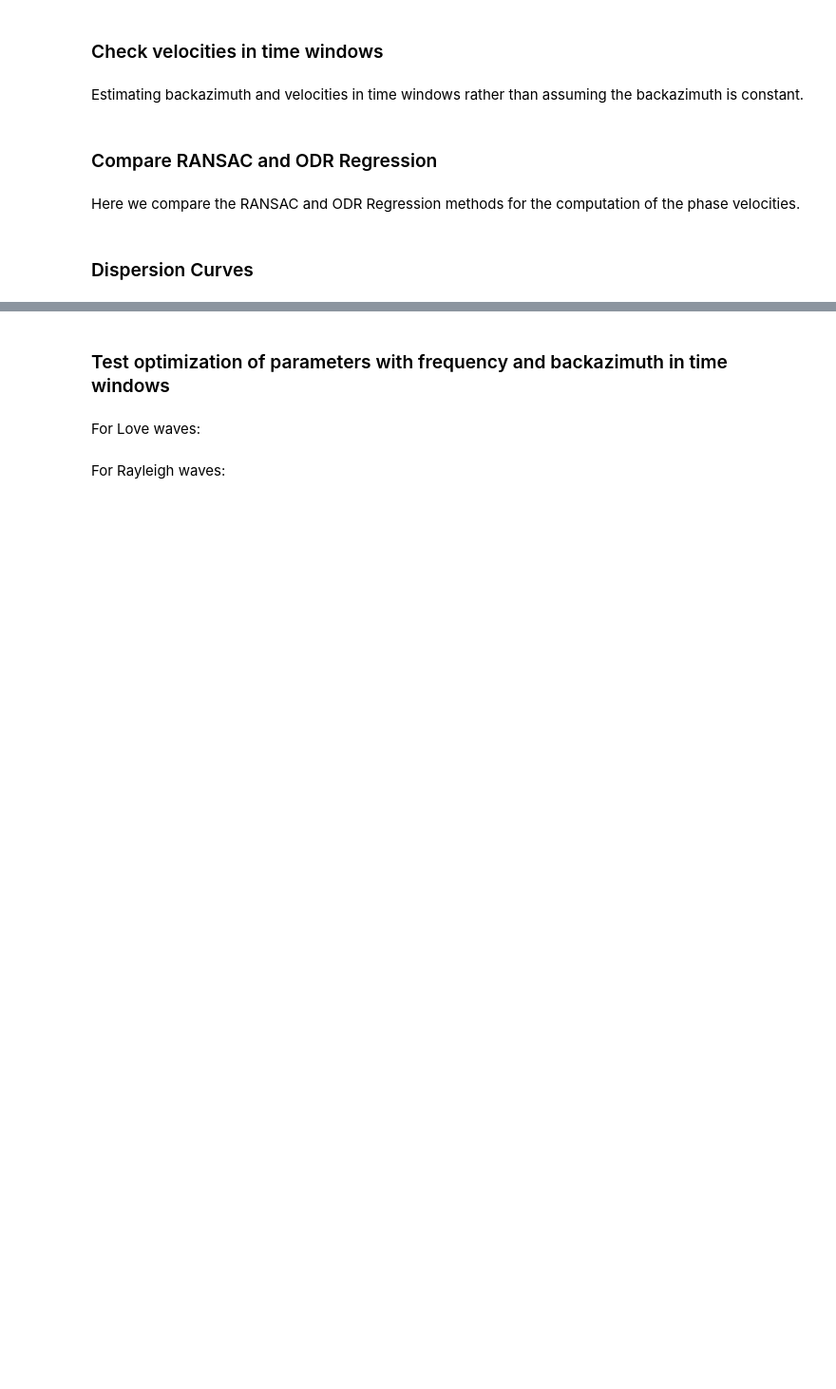
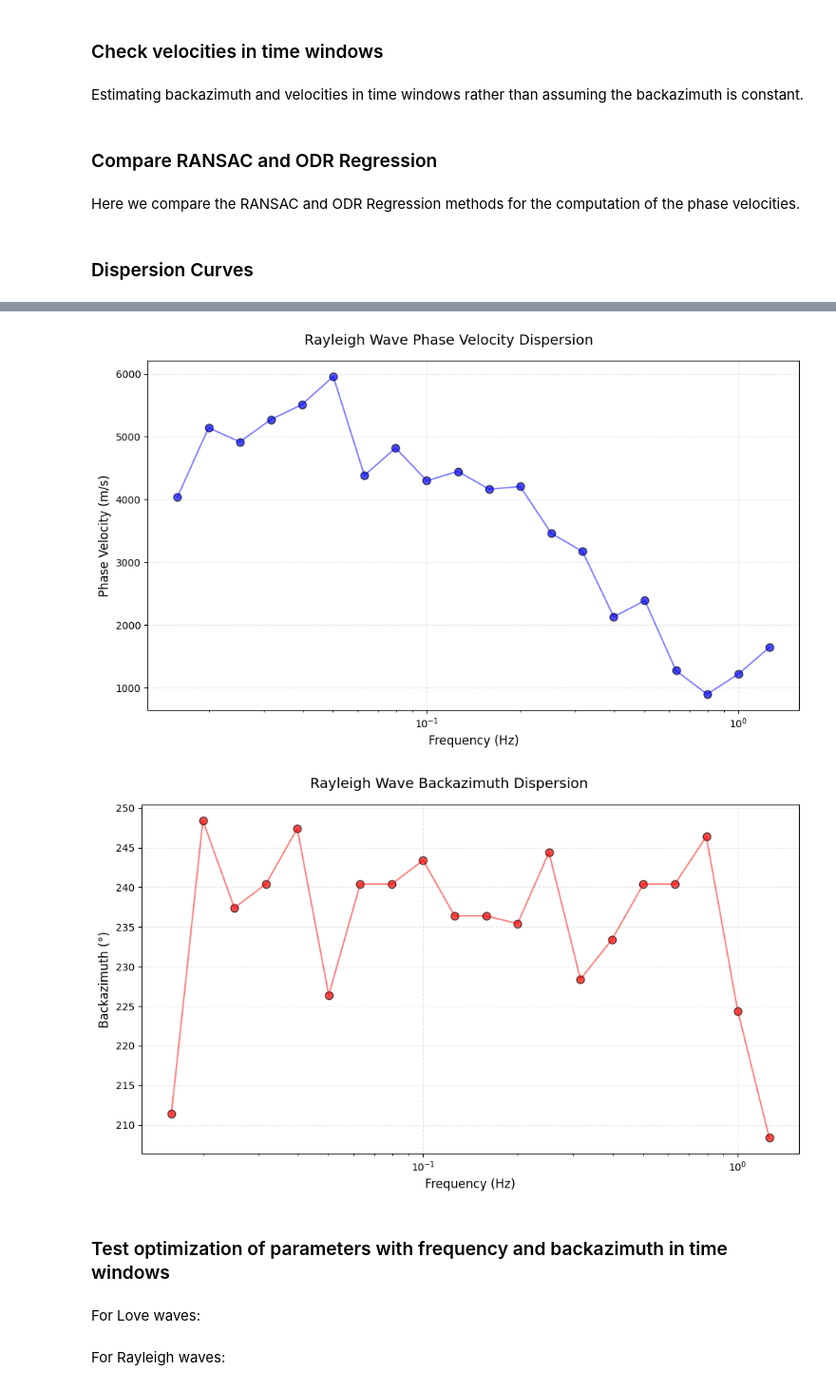
Before and after one commit to andbrocode/SixDegreesOfFreedom, a Jupyter notebook: examples/XROMY_velocity_check.ipynb, the cells around one changed output, grey strips where cells are left out. Shown at 95% size. Saved outputs shown, nothing was run; the diff lists cells and outputs as text; code cells hidden in the pictures; blank space fills up the shorter version.

```diff
--- a/examples/XROMY_velocity_check.ipynb
+++ b/examples/XROMY_velocity_check.ipynb
@@ -364,3 +1064,12 @@ plt.plot(disp_love['frequencies'], disp_love['velocities'])
+# %%
+# Plot velocity dispersion
+fig_vel = plot_dispersion(disp_love, plot_type='velocity', wave_type='rayleigh')
+
+# Plot backazimuth dispersion
+fig_baz = plot_dispersion(disp_love, plot_type='backazimuth', wave_type='rayleigh')
+# %% [output]
+[figure, added]
+[figure, added]
 # %% [markdown]
 ### Test optimization of parameters with frequency and backazimuth in time windows
 # %% [markdown]
```
Also changed, not shown: parts of 12 cells of this notebook, 3 other files.
